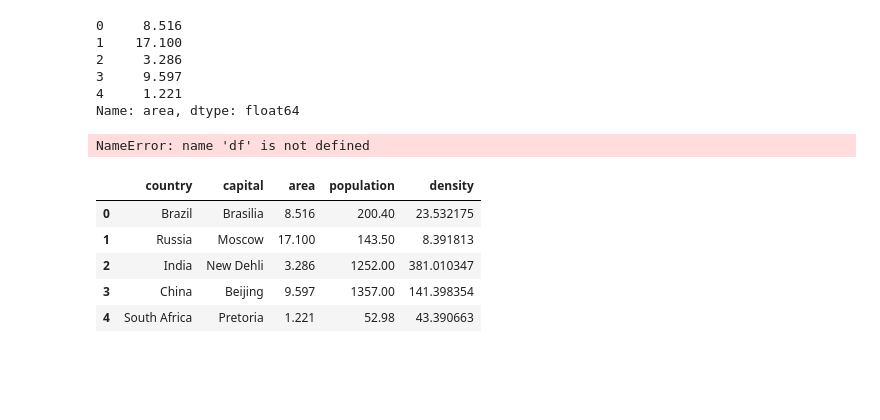
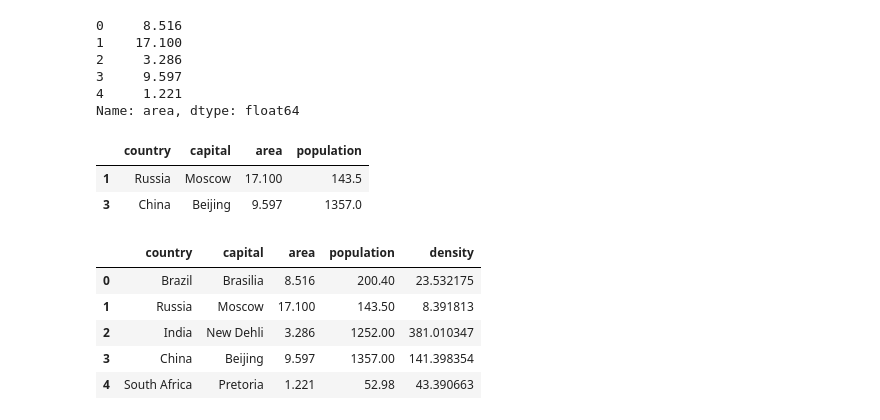
Before and after one commit to AkosGit/BEVADAT2022232, a Jupyter notebook: GYAK/GYAK04/GYAK04.ipynb, the cells around one changed output. Drawn from its saved outputs; the diff is of its cells as text; code cells hidden in the pictures; blank space fills up the shorter version.

```diff
--- a/GYAK/GYAK04/GYAK04.ipynb
+++ b/GYAK/GYAK04/GYAK04.ipynb
@@ -57,10 +57,12 @@ függvény neve: get_top_two
 # %%
 def get_top_two(df: pd.DataFrame)-> pd.core.frame.DataFrame:
     new_df=df.copy()
-    return new_df.sort_values("area").tail(2)
+    return new_df.sort_values("area").tail(2).iloc[::-1]
 #get_top_two(df)
 # %% [output]
-NameError: name 'df' is not defined
+|  | country | capital | area | population |
+| 1 | Russia | Moscow | 17.100 | 143.5 |
+| 3 | China | Beijing | 9.597 | 1357.0 |
 # %%
 '''
 Készíts egy függvényt ami a bemeneti DataFrame-ből kiszámolja az országok népsűrűségét és eltárolja az eredményt egy új oszlopba ('density').
```
Also changed, not shown: 3 other files.
